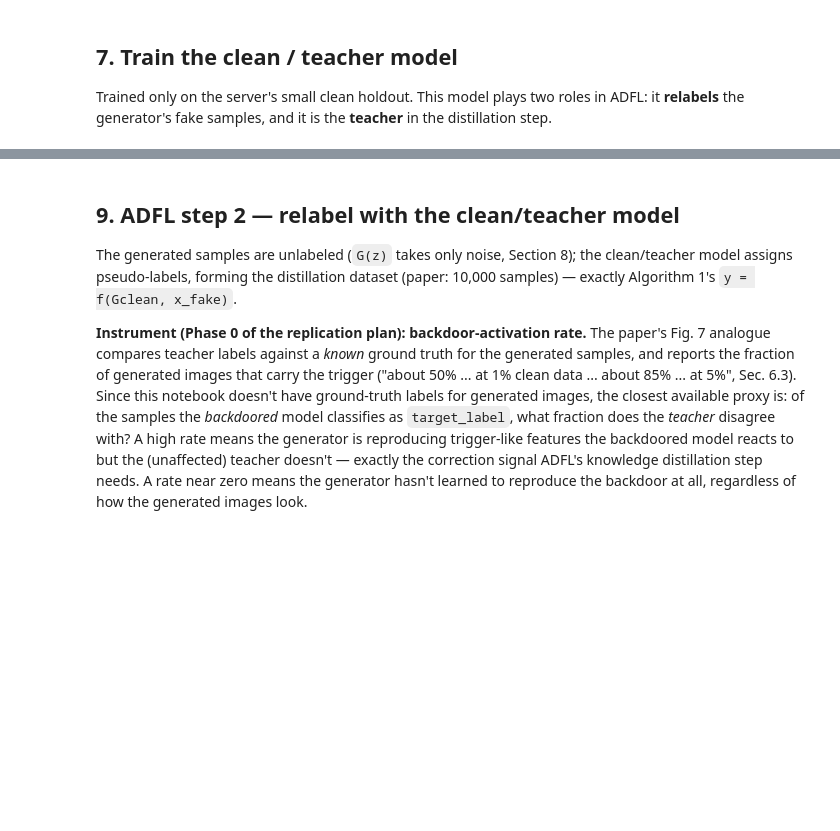
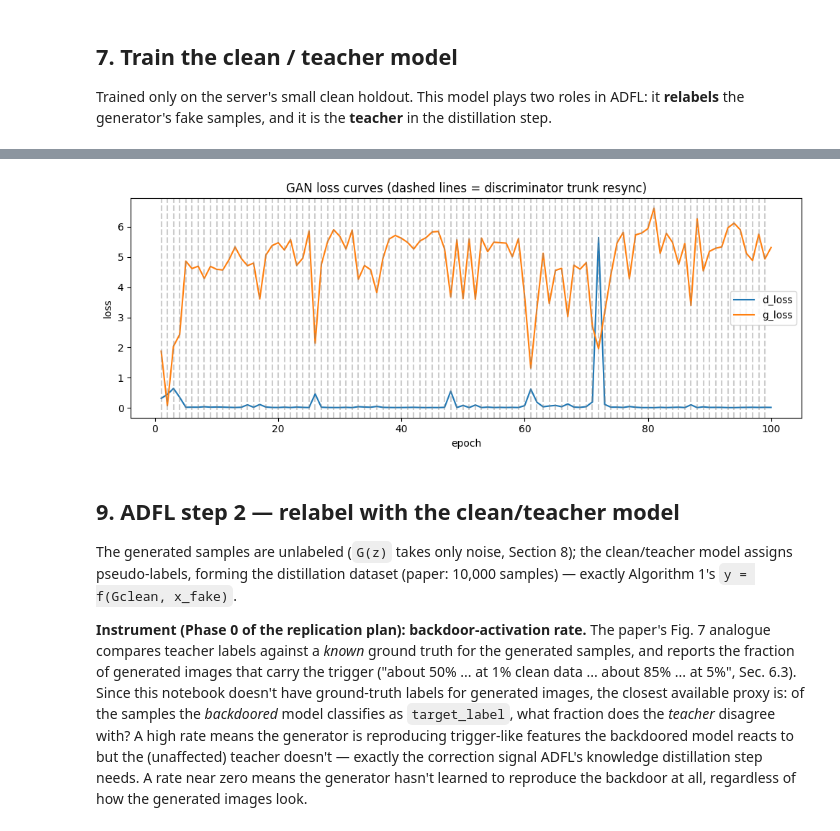
Before and after one commit to andresuriza/ADFL-v2, a Jupyter notebook: ADFL_Proyecto.ipynb, the cells around one changed output, grey strips where cells are left out. Cells and saved outputs as stored; diff of their text form; code cells hidden in the pictures; blank space fills up the shorter version.

```diff
--- a/ADFL_Proyecto.ipynb
+++ b/ADFL_Proyecto.ipynb
@@ -962,3 +1870,25 @@ if gan_snapshots:
+# %%
+if gan_loss_history:
+    epochs, d_losses, g_losses = zip(*gan_loss_history)
+    fig, ax = plt.subplots(figsize=(10, 4))
+    ax.plot(epochs, d_losses, label="d_loss")
+    ax.plot(epochs, g_losses, label="g_loss")
+    resync_every = CONFIG.get("d_resync_every")
+    if resync_every:
+        for e in range(resync_every, CONFIG["gan_epochs"], resync_every):
+            ax.axvline(e, color="gray", linestyle="--", alpha=0.4)
+    ax.set_xlabel("epoch")
+    ax.set_ylabel("loss")
+    ax.set_title("GAN loss curves (dashed lines = discriminator trunk resync)")
+    ax.legend()
+    plt.tight_layout()
+    plt.show()
+else:
+    print("[loss curves] gan_loss_history is empty -- this run hit the artifact cache against a "
+          "pre-loss-history blob. Delete the cached generator_*.pt file on Drive and rerun to "
+          "populate it.")
+# %% [output]
+[figure, added]
 # %% [markdown]
 ## 9. ADFL step 2 — relabel with the clean/teacher model
 
```
Also changed, not shown: parts of 36 cells of this notebook.
